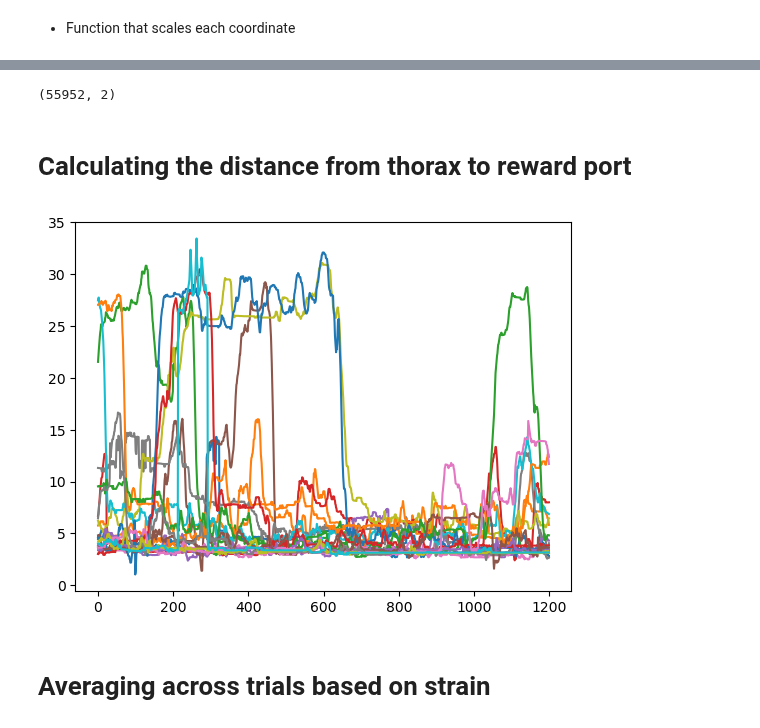
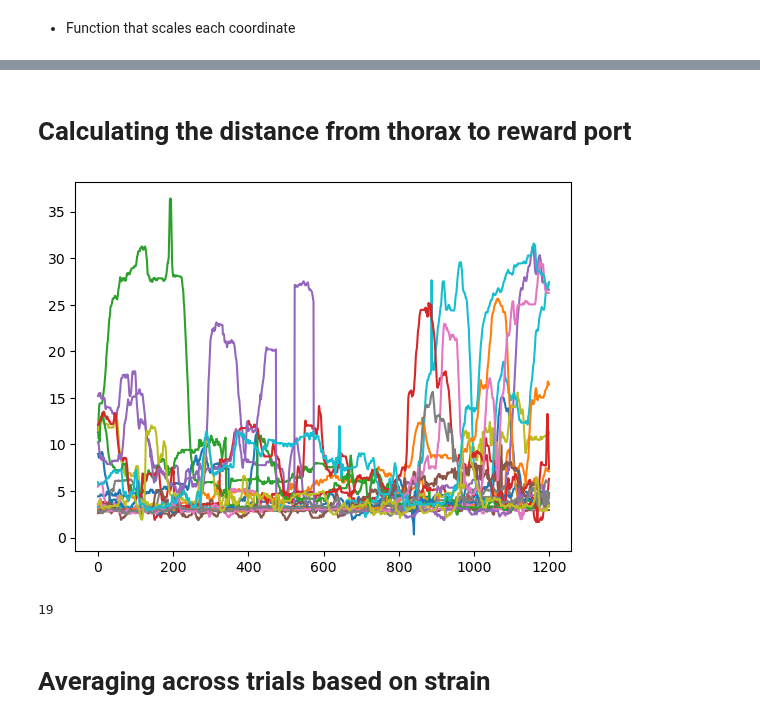
Before and after one commit to padillacoreanolab/dominance_strain_comparison, a Jupyter notebook: results/2023_05_02_rc_sleap_analysis/tone_distance_analysis.ipynb, the cells around one changed output, grey strips where cells are left out. Cells and saved outputs as stored; diff of their text form; code cells hidden in the pictures.

Commit message:
nb: start refactoriong distance calculation

```diff
--- a/results/2023_05_02_rc_sleap_analysis/tone_distance_analysis.ipynb
+++ b/results/2023_05_02_rc_sleap_analysis/tone_distance_analysis.ipynb
@@ -63,4 +73,2 @@ tone_start_df["subj_2"] = tone_start_df["File Name"].apply(lambda x: sorted(x.sp
 # %% [markdown]
 - Creating a tuple of the subject names so we can cross reference data sets
-# %%
-tone_start_df["all_subj"] = tone_start_df.apply(lambda x: tuple(sorted([str(x["subj_1"]), str(x["subj_2"])])) , axis=1)
@@ -286,11 +287,10 @@ def scale_coordinates(row, coordinate_col, height_ratio_col="height_ratio", widt
     """
     return np.dstack((row[coordinate_col][:,:,0] * row[width_ratio_col], row[coordinate_col][:,:,1] * row[height_ratio_col]))
 # %%
-for num in range(2):
-    tone_start_df["pose_estimation_subj_{}_original_coordinates".format(num + 1)] = tone_start_df["pose_estimation_file"].apply(lambda x: fill_missing(get_sleap_coordinates(x)[0][:,:,:,num]))
-    tone_start_df["pose_estimation_subj_{}_scaled_coordinates".format(num + 1)] = tone_start_df.apply(lambda row: scale_coordinates(row, "pose_estimation_subj_{}_original_coordinates".format(num + 1)), axis=1)
-    tone_start_df["pose_estimation_subj_{}_thorax_coordinates".format(num + 1)] = tone_start_df["pose_estimation_subj_{}_scaled_coordinates".format(num + 1)].apply(lambda x: x[:,4,:])
-    tone_start_df["pose_estimation_subj_{}_name".format(num + 1)] = tone_start_df["pose_estimation_file"].apply(lambda x: get_sleap_coordinates(x)[2][num])
+tone_start_df["pose_estimation_original_coordinates"] = tone_start_df.apply(lambda x: fill_missing(get_sleap_coordinates(x["pose_estimation_file"])[0][:,:,:,x["subj_index"]]), axis=1)
+tone_start_df["pose_estimation_scaled_coordinates"] = tone_start_df.apply(lambda row: scale_coordinates(row, "pose_estimation_original_coordinates"), axis=1)
+tone_start_df["pose_estimation_thorax_coordinates"] = tone_start_df["pose_estimation_scaled_coordinates"].apply(lambda x: x[:,4,:])
+tone_start_df["pose_estimation_name"] = tone_start_df.apply(lambda x: get_sleap_coordinates(x["pose_estimation_file"])[2][x["subj_index"]], axis=1)
 # %%
 tone_start_df.head()
 # %% [output]
@@ -303,25 +303,23 @@ tone_start_df.head()
 5 rows × 33 columns
-# %%
-tone_start_df["pose_estimation_subj_1_thorax_coordinates"].iloc[0].shape
-# %% [output]
-(55952, 2)
 # %% [markdown]
 # Calculating the distance from thorax to reward port
 # %%
-tone_start_df["thorax_to_reward_port_distance_subj_1"] = tone_start_df.apply(lambda row: np.linalg.norm(row["pose_estimation_subj_1_thorax_coordinates"] - row["reward_port_scaled"], axis=1), axis=1)
-tone_start_df["thorax_to_reward_port_distance_subj_2"] = tone_start_df.apply(lambda row: np.linalg.norm(row["pose_estimation_subj_2_thorax_coordinates"] - row["reward_port_scaled"], axis=1), axis=1)
+tone_start_df["thorax_to_reward_port_distance"] = tone_start_df.apply(lambda row: np.linalg.norm(row["pose_estimation_thorax_coordinates"] - row["reward_port_scaled"], axis=1), axis=1)
 # %%
 frame_range = 20 * 30
 # %%
-tone_start_df["thorax_to_reward_port_tone_slices_subj_1"] = tone_start_df.apply(lambda row:  np.vstack([row["thorax_to_reward_port_distance_subj_1"][tone_frame-frame_range:tone_frame+frame_range] for tone_frame in row["all_tone_frame"] if tone_frame <= row["thorax_to_reward_port_distance_subj_1"].shape[0]]), axis=1)
-tone_start_df["thorax_to_reward_port_tone_slices_subj_2"] = tone_start_df.apply(lambda row:  np.vstack([row["thorax_to_reward_port_distance_subj_2"][tone_frame-frame_range:tone_frame+frame_range] for tone_frame in row["all_tone_frame"] if tone_frame <= row["thorax_to_reward_port_distance_subj_2"].shape[0]]), axis=1)
+tone_start_df["thorax_to_reward_port_tone_slices"] = tone_start_df.apply(lambda row:  np.vstack([row["thorax_to_reward_port_distance"][tone_frame-frame_range:tone_frame+frame_range] for tone_frame in row["all_tone_frame"] if tone_frame <= row["thorax_to_reward_port_distance"].shape[0]]), axis=1)
 # %%
 # Iterate over each row in the array
-for i, row in enumerate(tone_start_df["thorax_to_reward_port_tone_slices_subj_1"].iloc[4]):
+for i, row in enumerate(tone_start_df["thorax_to_reward_port_tone_slices"].iloc[10]):
     # Plot the row data
     plt.plot(row, label=f'Line {i+1}')
 # %% [output]
-[figure, old version]
+[figure, new version]
+# %%
+i
+# %% [output]
+19
 # %% [markdown]
 # Averaging across trials based on strain
 # %%
```
Also changed, not shown: parts of 33 cells of this notebook, 1 other file.
